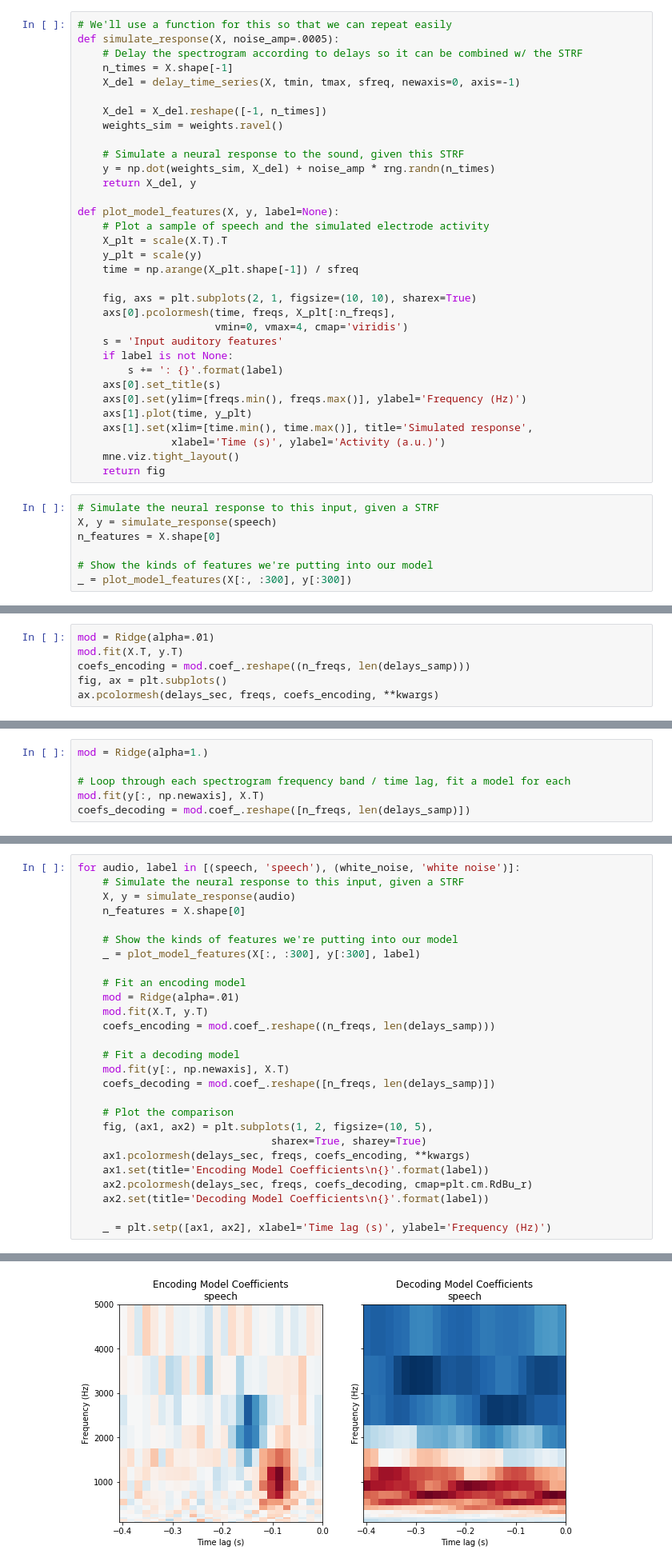
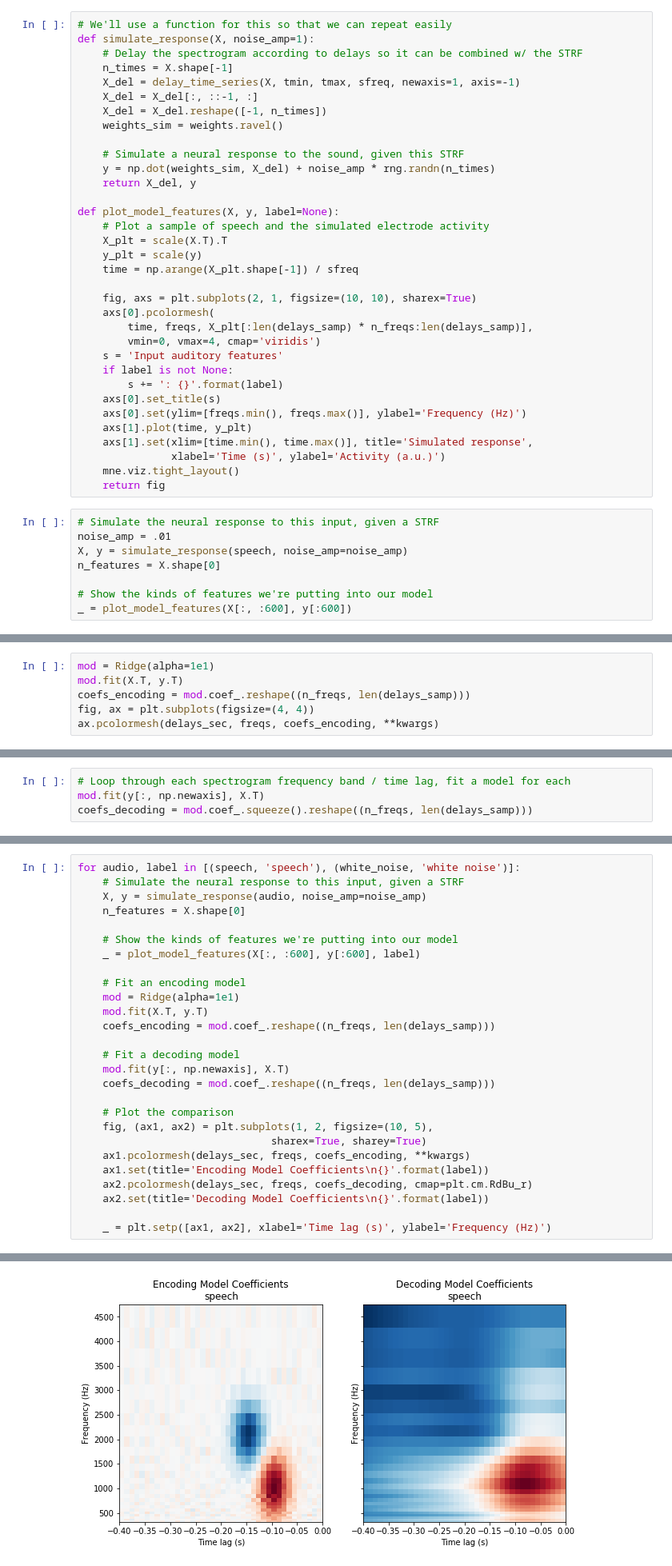
Before and after one commit to choldgraf/paper-encoding_decoding_electrophysiology, a Jupyter notebook: notebooks/Compare Encoding and Decoding.ipynb, the cells around one changed output, grey strips where cells are left out. Shown at 80% size. Saved outputs shown, nothing was run; the diff lists cells and outputs as text.

```diff
--- a/notebooks/Compare Encoding and Decoding.ipynb
+++ b/notebooks/Compare Encoding and Decoding.ipynb
@@ -147,11 +150,11 @@ white_noise *= speech.mean()
 Using this receptive field and the audio we created above, we'll create an artificial neural response to the stimulus.
 # %%
 # We'll use a function for this so that we can repeat easily
-def simulate_response(X, noise_amp=.0005):
+def simulate_response(X, noise_amp=1):
     # Delay the spectrogram according to delays so it can be combined w/ the STRF
     n_times = X.shape[-1]
-    X_del = delay_time_series(X, tmin, tmax, sfreq, newaxis=0, axis=-1)
-
+    X_del = delay_time_series(X, tmin, tmax, sfreq, newaxis=1, axis=-1)
+    X_del = X_del[:, ::-1, :]
     X_del = X_del.reshape([-1, n_times])
     weights_sim = weights.ravel()
 
@@ -166,8 +169,9 @@ def plot_model_features(X, y, label=None):
     time = np.arange(X_plt.shape[-1]) / sfreq
 
     fig, axs = plt.subplots(2, 1, figsize=(10, 10), sharex=True)
-    axs[0].pcolormesh(time, freqs, X_plt[:n_freqs],
-                      vmin=0, vmax=4, cmap='viridis')
+    axs[0].pcolormesh(
+        time, freqs, X_plt[:len(delays_samp) * n_freqs:len(delays_samp)],
+        vmin=0, vmax=4, cmap='viridis')
     s = 'Input auditory features'
     if label is not None:
         s += ': {}'.format(label)
@@ -180,9 +184,10 @@ def plot_model_features(X, y, label=None):
     return fig
 # %%
 # Simulate the neural response to this input, given a STRF
-X, y = simulate_response(speech)
+noise_amp = .01
+X, y = simulate_response(speech, noise_amp=noise_amp)
 n_features = X.shape[0]
 
 # Show the kinds of features we're putting into our model
-_ = plot_model_features(X[:, :300], y[:300])
+_ = plot_model_features(X[:, :600], y[:600])
 # %% [output]
@@ -190,10 +195,10 @@ _ = plot_model_features(X[:, :300], y[:300])
 # %% [markdown]
 ## Recovering the STRF with an encoding model
 # %%
-mod = Ridge(alpha=.01)
+mod = Ridge(alpha=1e1)
 mod.fit(X.T, y.T)
 coefs_encoding = mod.coef_.reshape((n_freqs, len(delays_samp)))
-fig, ax = plt.subplots()
+fig, ax = plt.subplots(figsize=(4, 4))
 ax.pcolormesh(delays_sec, freqs, coefs_encoding, **kwargs)
 # %% [output]
 <matplotlib.collections.QuadMesh at 0x...>
@@ -203,8 +208,6 @@ ax.pcolormesh(delays_sec, freqs, coefs_encoding, **kwargs)
 # %% [markdown]
 Here we'll take advantage of the fact that scikit-learn allows you to fit multiple models with one call to `fit` by including extra columns in the output matrix.
 # %%
-mod = Ridge(alpha=1.)
-
 # Loop through each spectrogram frequency band / time lag, fit a model for each
 mod.fit(y[:, np.newaxis], X.T)
-coefs_decoding = mod.coef_.reshape([n_freqs, len(delays_samp)])
+coefs_decoding = mod.coef_.squeeze().reshape((n_freqs, len(delays_samp)))
@@ -237,20 +233,20 @@ We'll do the same plotting / fitting procedure above for both natural speech and
 # %%
 for audio, label in [(speech, 'speech'), (white_noise, 'white noise')]:
     # Simulate the neural response to this input, given a STRF
-    X, y = simulate_response(audio)
+    X, y = simulate_response(audio, noise_amp=noise_amp)
     n_features = X.shape[0]
 
     # Show the kinds of features we're putting into our model
-    _ = plot_model_features(X[:, :300], y[:300], label)
+    _ = plot_model_features(X[:, :600], y[:600], label)
 
     # Fit an encoding model
-    mod = Ridge(alpha=.01)
+    mod = Ridge(alpha=1e1)
     mod.fit(X.T, y.T)
     coefs_encoding = mod.coef_.reshape((n_freqs, len(delays_samp)))
 
     # Fit a decoding model
     mod.fit(y[:, np.newaxis], X.T)
-    coefs_decoding = mod.coef_.reshape([n_freqs, len(delays_samp)])
+    coefs_decoding = mod.coef_.reshape((n_freqs, len(delays_samp)))
 
     # Plot the comparison
     fig, (ax1, ax2) = plt.subplots(1, 2, figsize=(10, 5),
@@ -266 +262 @@ for audio, label in [(speech, 'speech'), (white_noise, 'white noise')]:
-[figure, old version]
+[figure, new version]
```
Also changed, not shown: parts of 12 cells of this notebook, 1 other file.
